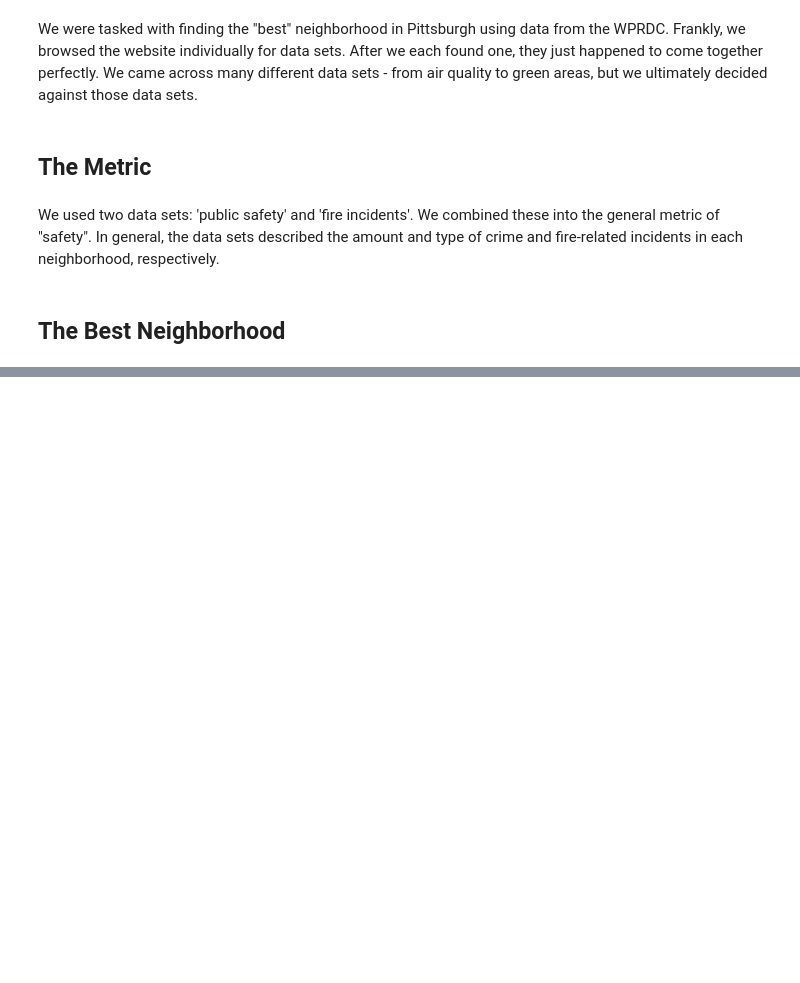
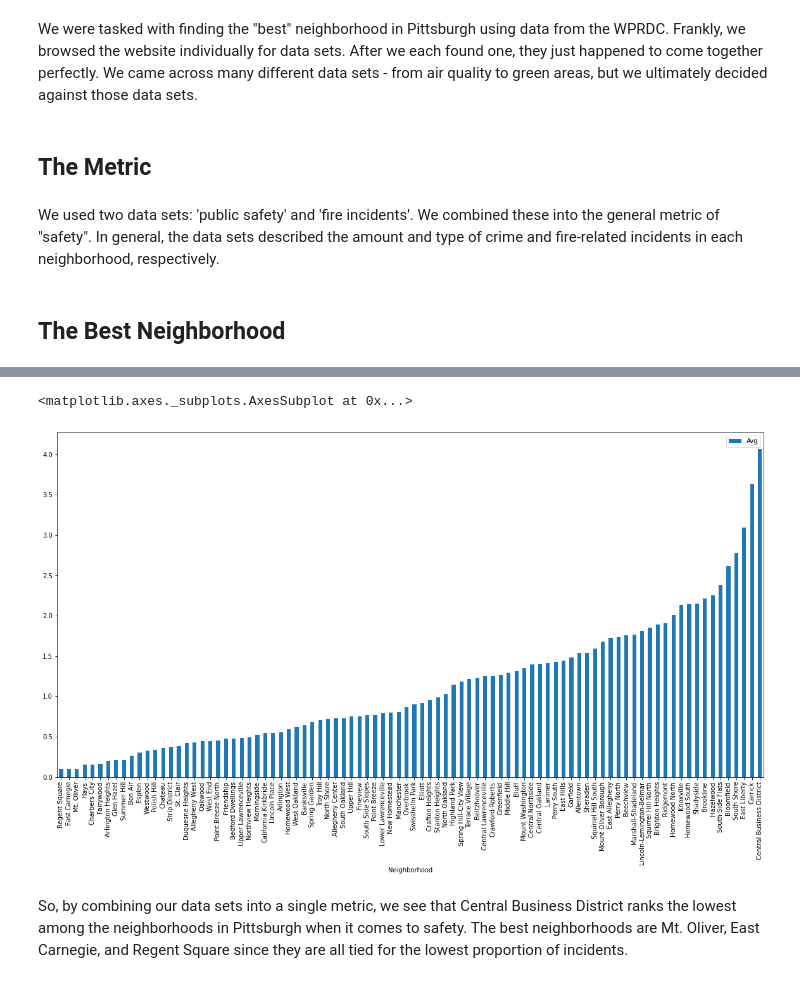
Before and after one commit to lxcasmar/Best-Neighbookhood-in-Pittsburgh, a Jupyter notebook: Final_report.ipynb, the cells around one changed output, grey strips where cells are left out. Drawn from its saved outputs; the diff is of its cells as text; code cells hidden in the pictures; blank space fills up the shorter version.

```diff
--- a/Final_report.ipynb
+++ b/Final_report.ipynb
@@ -73,0 +86,3 @@ crime_totals.plot.bar(figsize=(20,10),stacked=True)
+# %%
+crime_totals=crime_totals.sort_values('Neighborhood')
+crime_totals
@@ -73,0 +104,3 @@ crime_totals.plot.bar(figsize=(20,10),stacked=True)
+# %%
+test=test.rename(columns={"neighborhood":"Total Incidents"}).rename_axis("Neighborhood").sort_values('Neighborhood')
+test
@@ -73,0 +122,7 @@ crime_totals.plot.bar(figsize=(20,10),stacked=True)
+# %%
+test=test.reset_index()
+num=pd.Series(crime_totals['Total Crime'].tolist())
+test['Total Crime']=num
+test['Avg']=''
+test=test.set_index('Neighborhood')
+test.head()
@@ -73,0 +137,6 @@ crime_totals.plot.bar(figsize=(20,10),stacked=True)
+# %%
+
+
+for i in test.index:
+    test.loc[i,'Avg']=(test.loc[i,'Total Incidents']+test.loc[i,"Total Crime"])/2
+test.head()
@@ -73,0 +151,10 @@ crime_totals.plot.bar(figsize=(20,10),stacked=True)
+# %%
+avg=test[["Avg"]]
+avg=avg.drop(avg.tail(1).index)
+avg=avg.sort_values(["Avg"])
+avg.plot(kind="bar",figsize=(20,10))
+# %% [output]
+<matplotlib.axes._subplots.AxesSubplot at 0x...>
+[figure, added]
+# %% [markdown]
+So, by combining our data sets into a single metric, we see that Central Business District ranks the lowest among the neighborhoods in Pittsburgh when it comes to safety. The best neighborhoods are Mt. Oliver, East Carnegie, and Regent Square since they are all tied for the lowest proportion of incidents.
```
Also changed, not shown: parts of 8 cells of this notebook, 1 other file.
